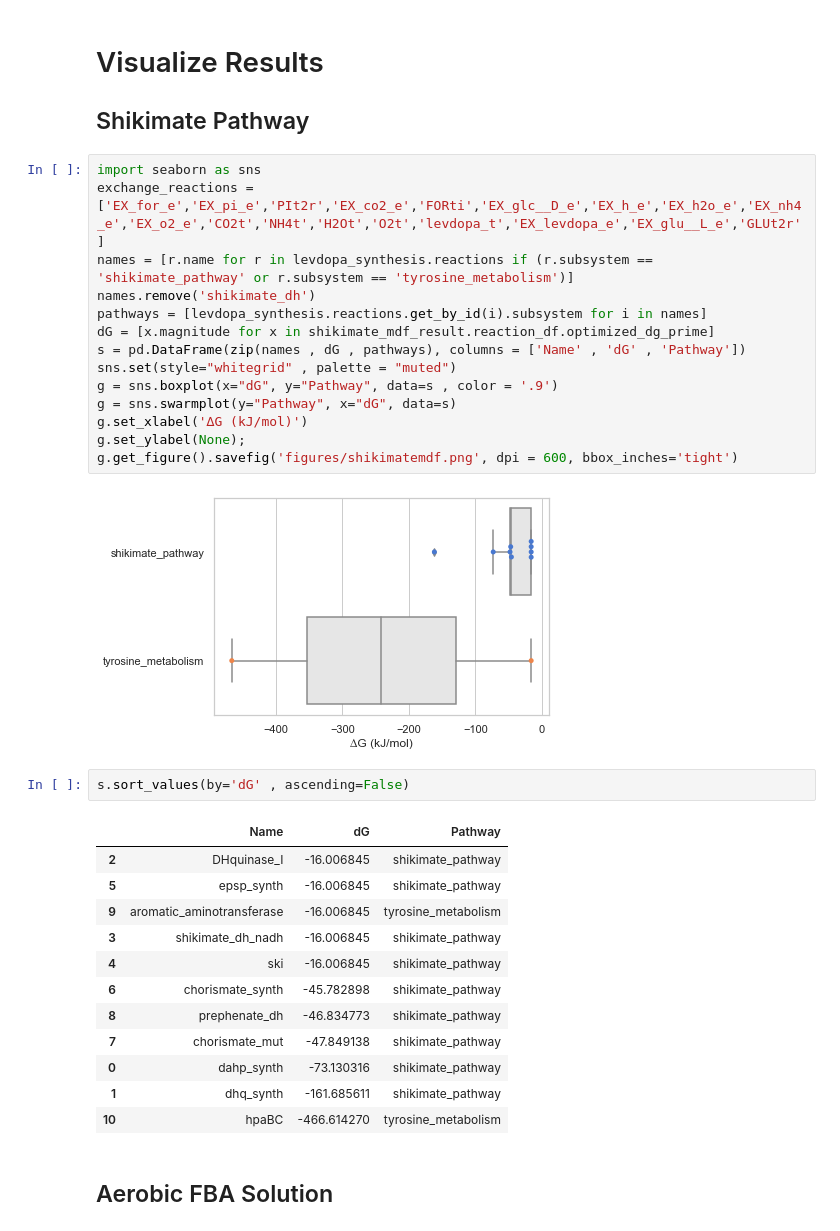
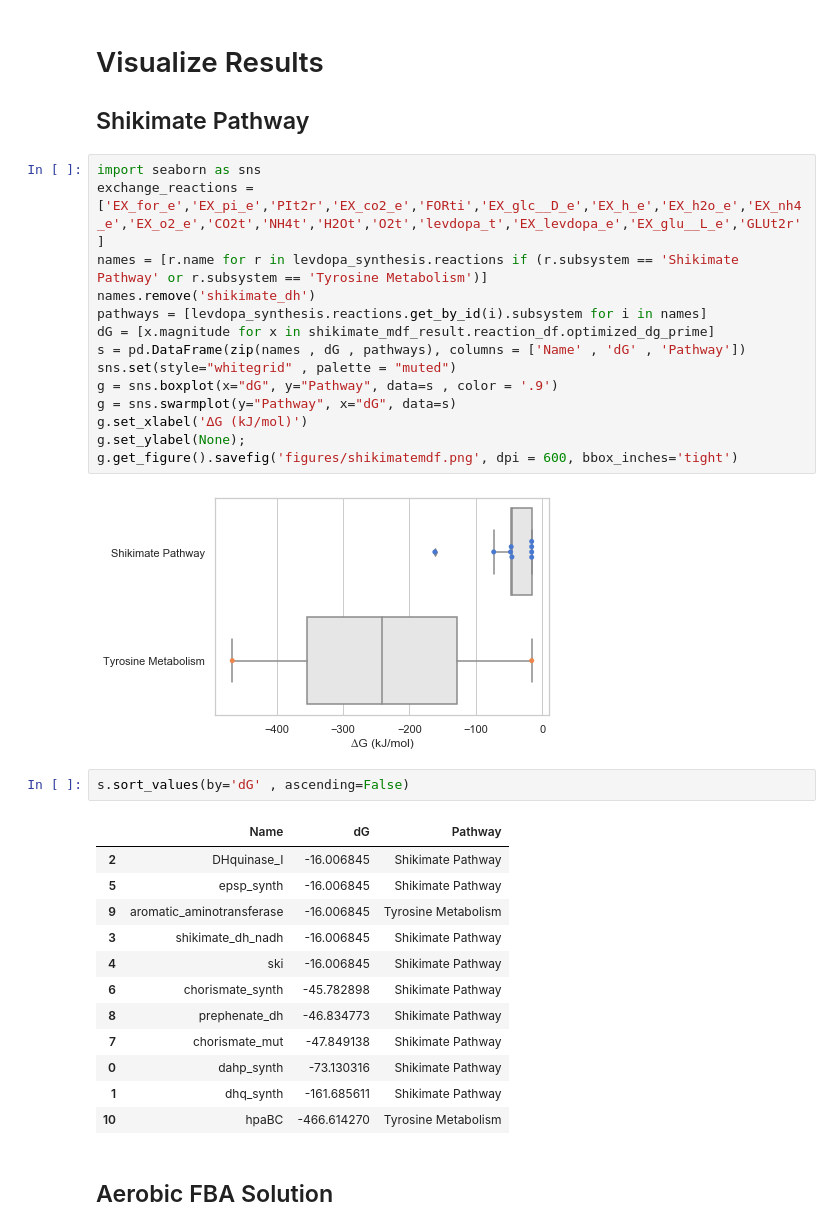
Before and after one commit to russell-stewart/levdopa_synthesis, a Jupyter notebook: thermodynamics.ipynb, the cells around one changed output. Cells and saved outputs as stored; diff of their text form.

```diff
--- a/thermodynamics.ipynb
+++ b/thermodynamics.ipynb
@@ -309,34 +309,34 @@ plt.savefig('figures/glutamate_mdf.png')
 # %%
 import seaborn as sns
 exchange_reactions = ['EX_for_e','EX_pi_e','PIt2r','EX_co2_e','FORti','EX_glc__D_e','EX_h_e','EX_h2o_e','EX_nh4_e','EX_o2_e','CO2t','NH4t','H2Ot','O2t','levdopa_t','EX_levdopa_e','EX_glu__L_e','GLUt2r']
-names = [r.name for r in levdopa_synthesis.reactions if (r.subsystem == 'shikimate_pathway' or r.subsystem == 'tyrosine_metabolism')]
+names = [r.name for r in levdopa_synthesis.reactions if (r.subsystem == 'Shikimate Pathway' or r.subsystem == 'Tyrosine Metabolism')]
 names.remove('shikimate_dh')
 pathways = [levdopa_synthesis.reactions.get_by_id(i).subsystem for i in names]
 dG = [x.magnitude for x in shikimate_mdf_result.reaction_df.optimized_dg_prime]
 s = pd.DataFrame(zip(names , dG , pathways), columns = ['Name' , 'dG' , 'Pathway'])
 sns.set(style="whitegrid" , palette = "muted")
 g = sns.boxplot(x="dG", y="Pathway", data=s , color = '.9')
 g = sns.swarmplot(y="Pathway", x="dG", data=s)
 g.set_xlabel('∆G (kJ/mol)')
 g.set_ylabel(None);
 g.get_figure().savefig('figures/shikimatemdf.png', dpi = 600, bbox_inches='tight')
 # %% [output]
-[figure, old version]
+[figure, new version]
 # %%
 s.sort_values(by='dG' , ascending=False)
 # %% [output]
 |  | Name | dG | Pathway |
-| 2 | DHquinase_I | -16.006845 | shikimate_pathway |
-| 5 | epsp_synth | -16.006845 | shikimate_pathway |
-| 9 | aromatic_aminotransferase | -16.006845 | tyrosine_metabolism |
-| 3 | shikimate_dh_nadh | -16.006845 | shikimate_pathway |
-| 4 | ski | -16.006845 | shikimate_pathway |
-| 6 | chorismate_synth | -45.782898 | shikimate_pathway |
-| 8 | prephenate_dh | -46.834773 | shikimate_pathway |
-| 7 | chorismate_mut | -47.849138 | shikimate_pathway |
-| 0 | dahp_synth | -73.130316 | shikimate_pathway |
-| 1 | dhq_synth | -161.685611 | shikimate_pathway |
-| 10 | hpaBC | -466.614270 | tyrosine_metabolism |
+| 2 | DHquinase_I | -16.006845 | Shikimate Pathway |
+| 5 | epsp_synth | -16.006845 | Shikimate Pathway |
+| 9 | aromatic_aminotransferase | -16.006845 | Tyrosine Metabolism |
+| 3 | shikimate_dh_nadh | -16.006845 | Shikimate Pathway |
+| 4 | ski | -16.006845 | Shikimate Pathway |
+| 6 | chorismate_synth | -45.782898 | Shikimate Pathway |
+| 8 | prephenate_dh | -46.834773 | Shikimate Pathway |
+| 7 | chorismate_mut | -47.849138 | Shikimate Pathway |
+| 0 | dahp_synth | -73.130316 | Shikimate Pathway |
+| 1 | dhq_synth | -161.685611 | Shikimate Pathway |
+| 10 | hpaBC | -466.614270 | Tyrosine Metabolism |
 # %% [markdown]
 ## Aerobic FBA Solution
 # %%
```
Also changed, not shown: parts of 7 cells of this notebook, 17 other files.
